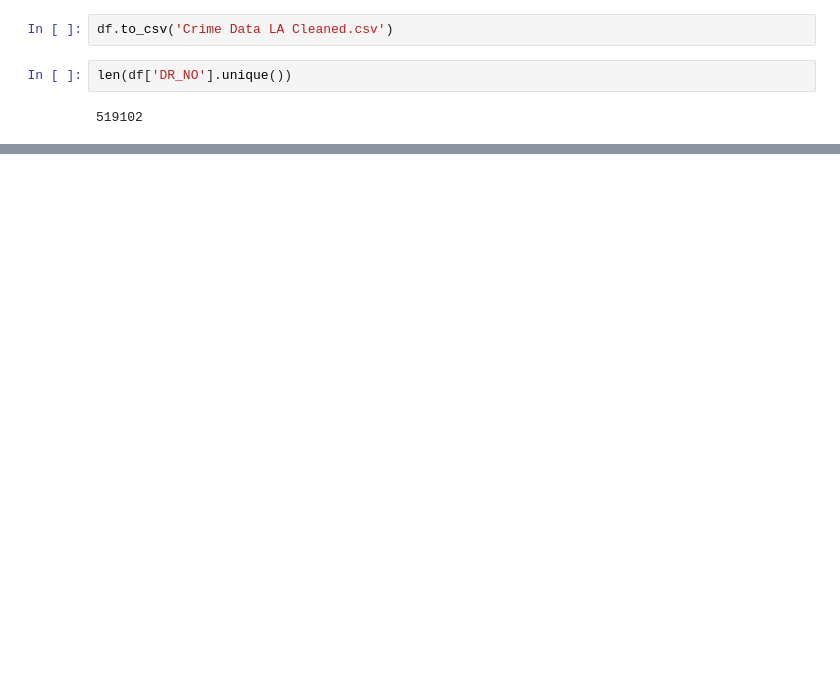
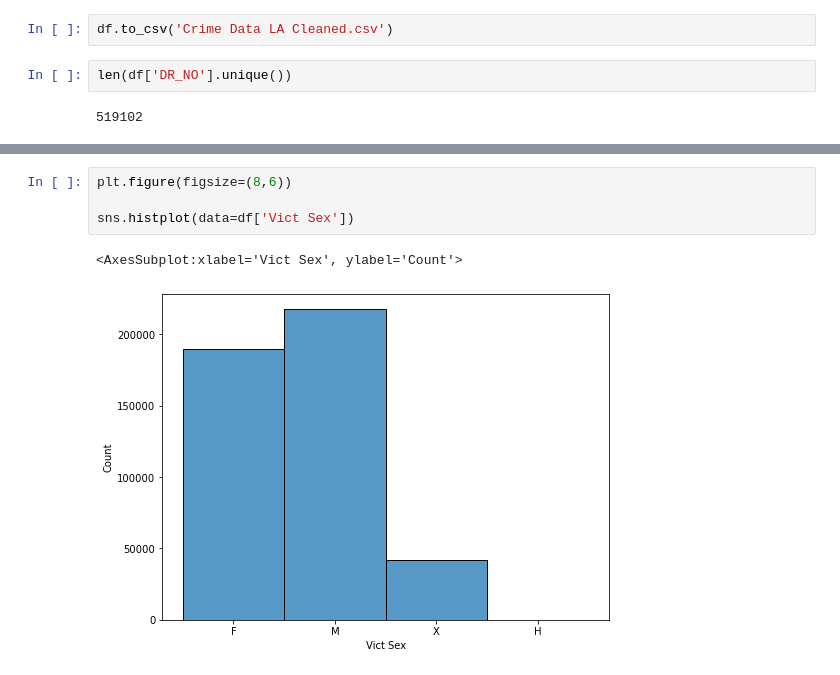
Before and after one commit to RohithOfRivia/Crime-in-LA, a Jupyter notebook: LA DV.ipynb, the cells around one changed output, grey strips where cells are left out. Saved outputs shown, nothing was run; the diff lists cells and outputs as text; blank space fills up the shorter version.

```diff
--- a/LA DV.ipynb
+++ b/LA DV.ipynb
@@ -608,0 +645,7 @@ len(df['DR_NO'].unique())
+# %%
+plt.figure(figsize=(8,6))
+
+sns.histplot(data=df['Vict Sex'])
+# %% [output]
+<AxesSubplot:xlabel='Vict Sex', ylabel='Count'>
+[figure, added]
```
Also changed, not shown: parts of 8 cells of this notebook.
